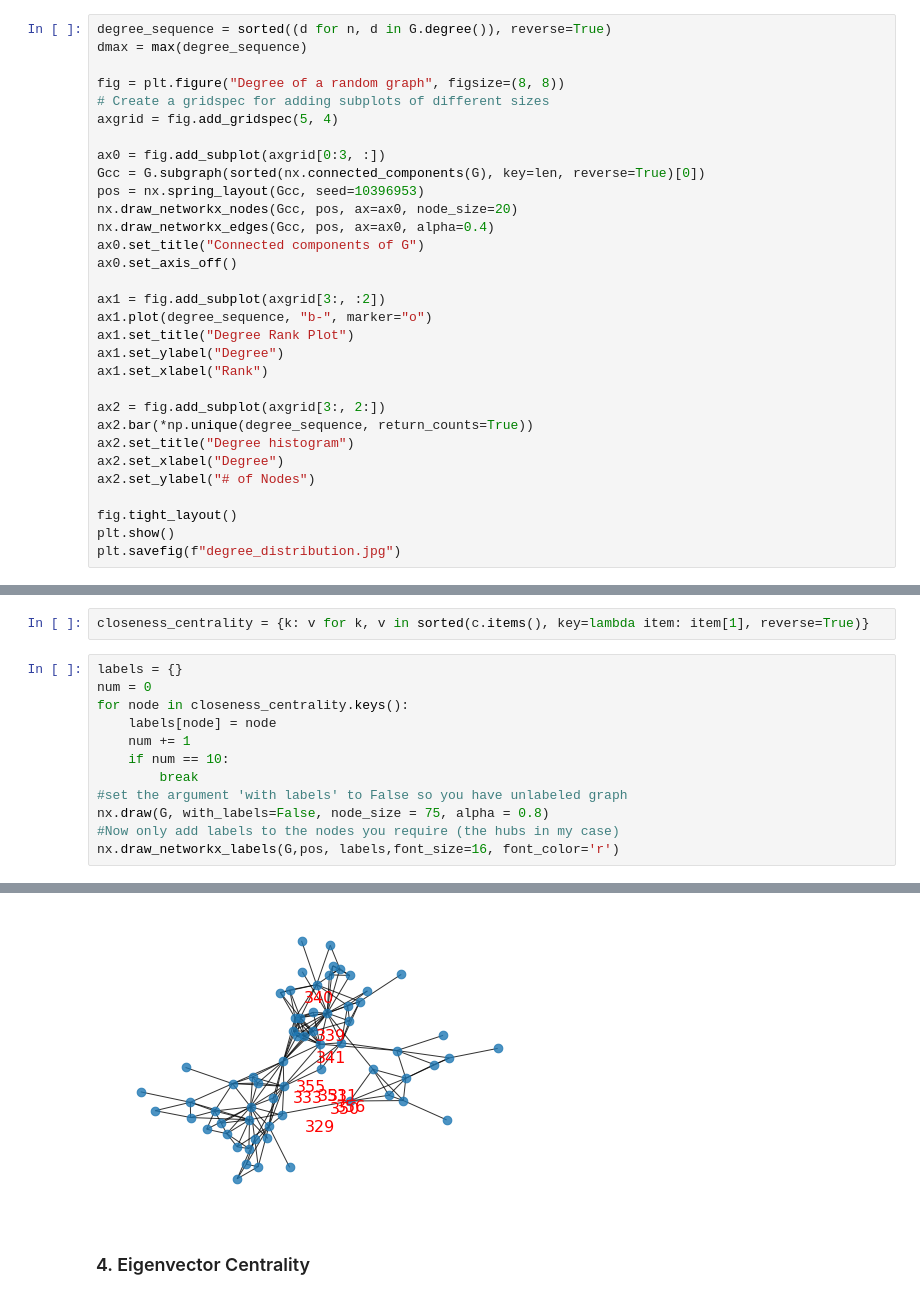
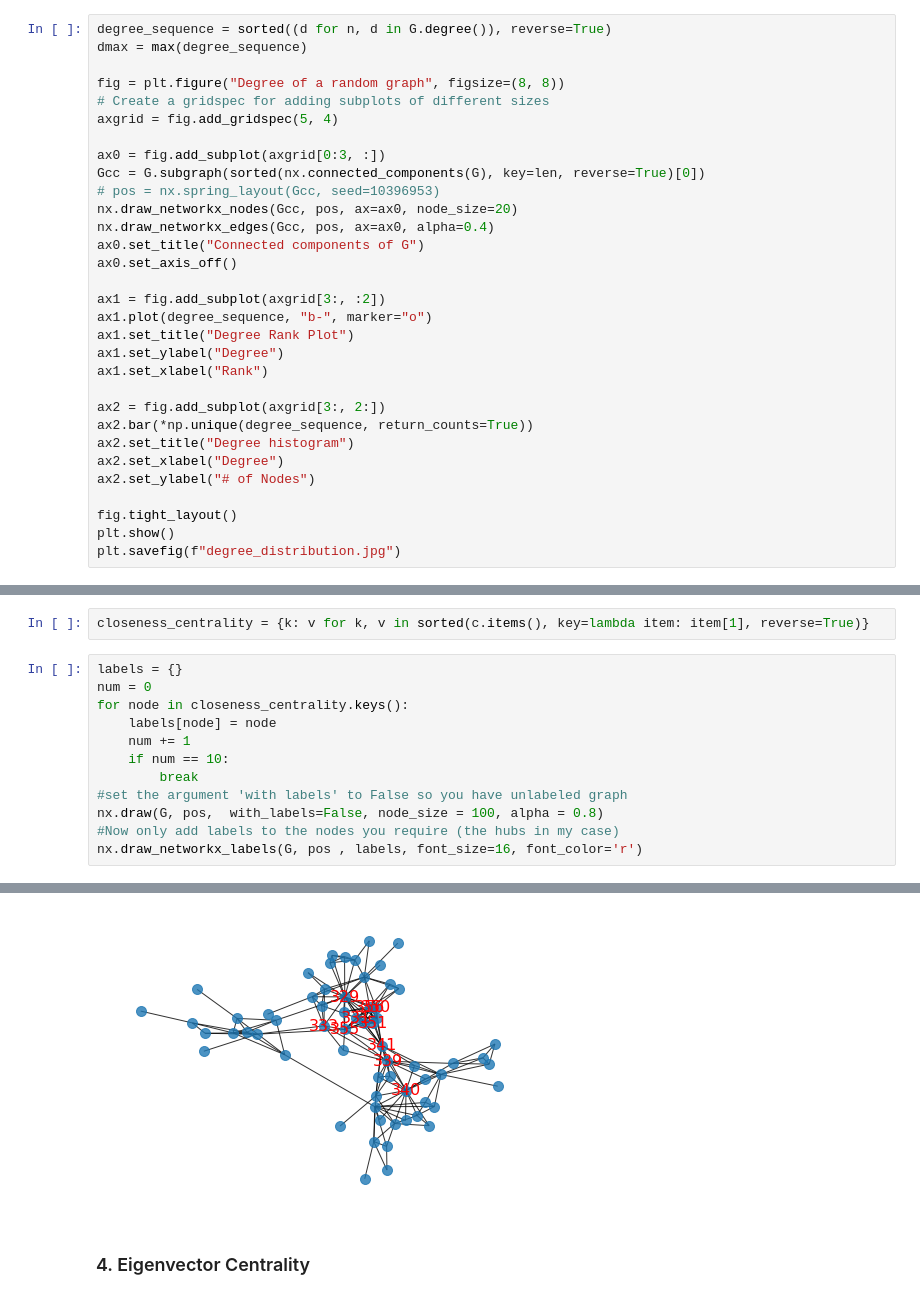
Before and after one commit to bryant-nn/Social_Computing_Project1, a Jupyter notebook: data_set/aves-weaver-social-16/buildNetwork.ipynb, the cells around one changed output, grey strips where cells are left out. Saved outputs shown, nothing was run; the diff lists cells and outputs as text.

```diff
--- a/data_set/aves-weaver-social-16/buildNetwork.ipynb
+++ b/data_set/aves-weaver-social-16/buildNetwork.ipynb
@@ -58,7 +60,7 @@ axgrid = fig.add_gridspec(5, 4)
 
 ax0 = fig.add_subplot(axgrid[0:3, :])
 Gcc = G.subgraph(sorted(nx.connected_components(G), key=len, reverse=True)[0])
-pos = nx.spring_layout(Gcc, seed=10396953)
+# pos = nx.spring_layout(Gcc, seed=10396953)
 nx.draw_networkx_nodes(Gcc, pos, ax=ax0, node_size=20)
 nx.draw_networkx_edges(Gcc, pos, ax=ax0, alpha=0.4)
 ax0.set_title("Connected components of G")
@@ -216,7 +208,7 @@ for node in closeness_centrality.keys():
     if num == 10:
         break
 #set the argument 'with labels' to False so you have unlabeled graph
-nx.draw(G, with_labels=False, node_size = 75, alpha = 0.8)
+nx.draw(G, pos,  with_labels=False, node_size = 100, alpha = 0.8)
 #Now only add labels to the nodes you require (the hubs in my case)
-nx.draw_networkx_labels(G,pos, labels,font_size=16, font_color='r')
+nx.draw_networkx_labels(G, pos , labels, font_size=16, font_color='r')
 # %% [output]
@@ -233,4 +225,4 @@ nx.draw_networkx_labels(G,pos, labels,font_size=16, font_color='r')
-[figure, old version]
+[figure, new version]
 # %% [markdown]
 ### 4. Eigenvector Centrality
 # %%
```
Also changed, not shown: parts of 13 cells of this notebook, 3 other files.
